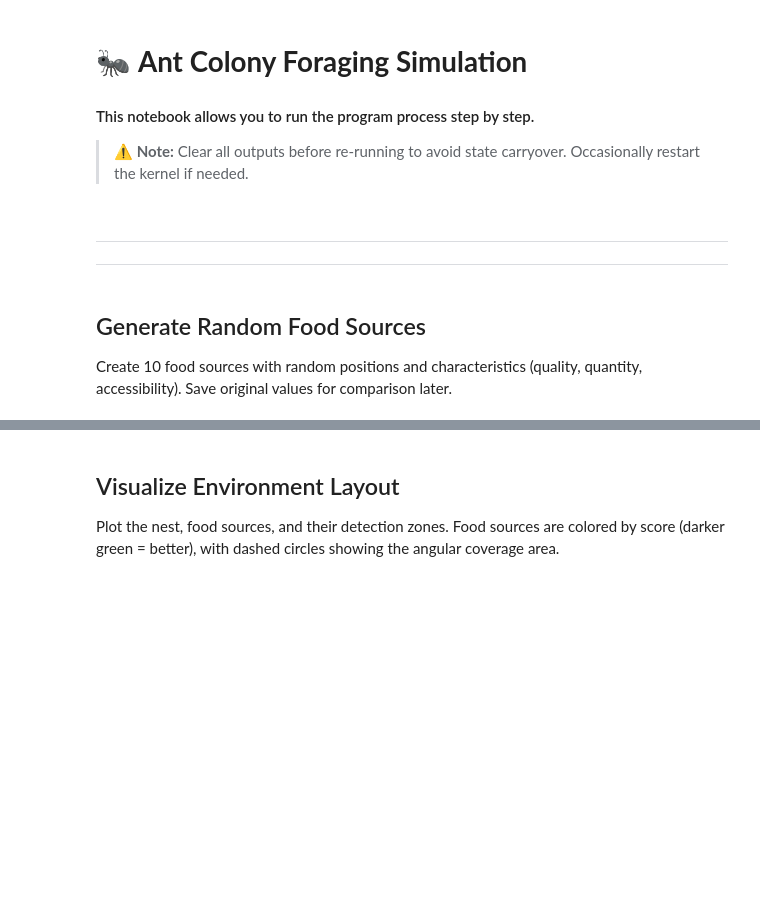
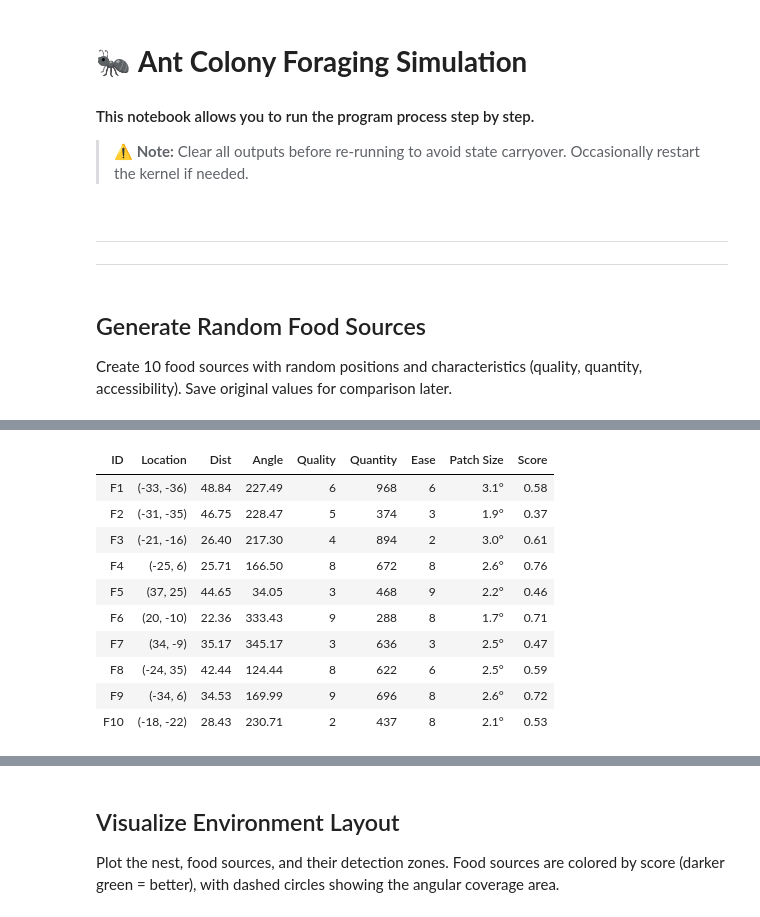
Before and after one commit to YosefCh/Foraging-Ants, a Jupyter notebook: Ant_Colony_Simulation_Walkthrough.ipynb, the cells around one changed output, grey strips where cells are left out. Saved outputs shown, nothing was run; the diff lists cells and outputs as text; code cells hidden in the pictures; blank space fills up the shorter version.

```diff
--- a/Ant_Colony_Simulation_Walkthrough.ipynb
+++ b/Ant_Colony_Simulation_Walkthrough.ipynb
@@ -91,16 +93,70 @@ food_scores = [
     for nd, nqlty, nqty, nea in zip(norm_dist, norm_qual, norm_quant, norm_ease)
 ]
 
+from IPython.display import HTML, display
 
+rows = []
+for i in range(len(food_locations)):
+    rows.append(
+        {
+            "ID": f"F{i + 1}",
+            "Location": str(food_locations[i]),
+            "Dist": f"{food_distances[i]:.2f}",
+            "Angle": f"{food_locations_angles[i]:.2f}",
+            "Quality": f"{food_quality[i]:.0f}",
+            "Quantity": f"{food_quantity[i]}",
+            "Ease": f"{food_ease_of_access[i]:.0f}",
+            "Patch Size": f"{food_patch_size[i]:.1f}°",
+            "Score": f"{food_scores[i]:.2f}",
+        }
+    )
 
-# Display the food sources
-print("🐜 FOOD SOURCES INITIALIZED:\n")
-print(f"{'ID':<4} {'Location':<15} {'Dist':<7} {'Angle':<7} {'Quality':<9} {'Quantity':<10} {'Ease':<6} {'Patch-Size':<10} {'Score':<6}")
-print("=" * 85)
-for i in range(len(food_locations)):
-    print(f"F{i+1:<3} {str(food_locations[i]):<15} {food_distances[i]:<7.2f} "
-          f"{food_locations_angles[i]:<7.2f} {food_quality[i]:<9.0f} "
-          f"{food_quantity[i]:<10} {food_ease_of_access[i]:<6.0f} {food_patch_size[i]:<10.1f} {food_scores[i]:<6.2f} ")
+header_html = """
+<div style='margin-bottom: 10px;'>
+  <h3 style='margin: 0 0 8px 0;'>🐜 Food Sources Initialized</h3>
+  <br>
+  <p style='margin: 0'>
+    This table summarizes the randomly generated environment before the simulation starts.
+  </p>
+  <br>
+</div>
+"""
 
-print("\n✅ Environment ready for ant colony simulation!")
+column_order = ["ID", "Location", "Dist", "Angle", "Quality", "Quantity", "Ease", "Patch Size", "Score"]
+header_row = "".join(
+    f"<th style='padding: 8px 10px; border-bottom: 2px solid #444; background: rgb(40, 140, 230); color:black; text-align: center;'>{col}</th>"
+    for col in column_order
+)
+
+data_rows = []
+for row in rows:
+    cells = []
+    for col in column_order:
+        extra_style = "font-weight: 700;" if col in {"ID", "Score"} else ""
+        cells.append(
+            f"<td style='padding: 8px 10px; border-bottom: 1px solid #ddd; text-align: center; {extra_style}'>{row[col]}</td>"
+        )
+    data_rows.append("<tr>" + "".join(cells) + "</tr>")
+
+table_html = f"""
+<table style='border-collapse: collapse; width: 100%; font-family: Arial, sans-serif; font-size: 14px;'>
+  <thead>
+    <tr>{header_row}</tr>
+  </thead>
+  <tbody>
+    {''.join(data_rows)}
+  </tbody>
+</table>
+"""
+
+footer_html = """
+<br>
+<div style='margin-top: 10px; padding: 8px 10px; border-left: 4px solid #2e7d32;'><b>
+  ✅ Environment ready for ant colony simulation!</b>
+</div>
+<br>
+<hr>
+"""
+
+display(HTML(header_html + table_html + footer_html))
 # %% [output]
@@ -122,0 +165,11 @@ F10  (-34, 18)       38.47   152.10  7         900        1      3.0        0.58
+| ID | Location | Dist | Angle | Quality | Quantity | Ease | Patch Size | Score |
+| F1 | (-33, -36) | 48.84 | 227.49 | 6 | 968 | 6 | 3.1° | 0.58 |
+| F2 | (-31, -35) | 46.75 | 228.47 | 5 | 374 | 3 | 1.9° | 0.37 |
+| F3 | (-21, -16) | 26.40 | 217.30 | 4 | 894 | 2 | 3.0° | 0.61 |
+| F4 | (-25, 6) | 25.71 | 166.50 | 8 | 672 | 8 | 2.6° | 0.76 |
+| F5 | (37, 25) | 44.65 | 34.05 | 3 | 468 | 9 | 2.2° | 0.46 |
+| F6 | (20, -10) | 22.36 | 333.43 | 9 | 288 | 8 | 1.7° | 0.71 |
+| F7 | (34, -9) | 35.17 | 345.17 | 3 | 636 | 3 | 2.5° | 0.47 |
+| F8 | (-24, 35) | 42.44 | 124.44 | 8 | 622 | 6 | 2.5° | 0.59 |
+| F9 | (-34, 6) | 34.53 | 169.99 | 9 | 696 | 8 | 2.6° | 0.72 |
+| F10 | (-18, -22) | 28.43 | 230.71 | 2 | 437 | 8 | 2.1° | 0.53 |
```
Also changed, not shown: parts of 10 cells of this notebook, 2 other files.
